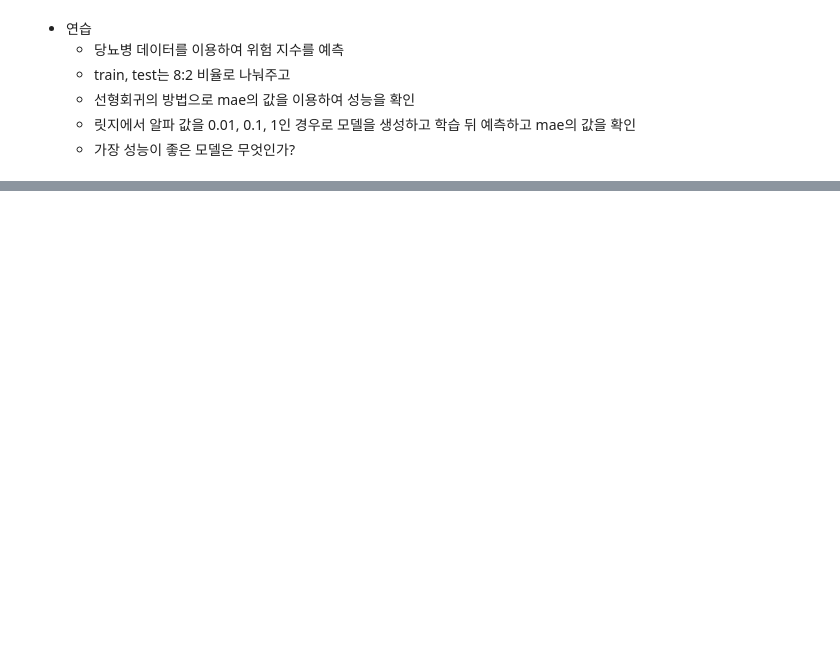
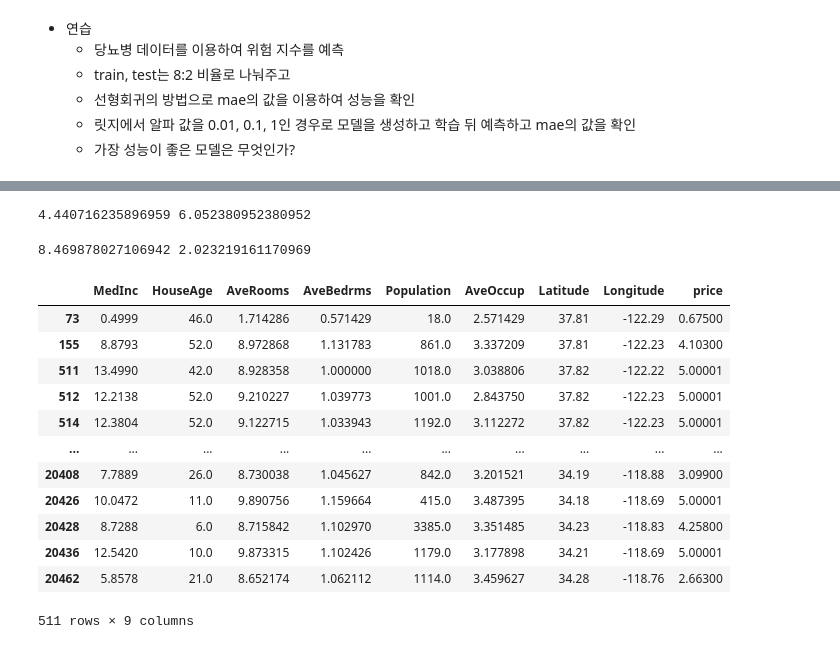
Before and after one commit to bsmoon-86/multicam_11, a Jupyter notebook: 20260512/02_릿지,라쏘,엘라스틱넷.ipynb, the cells around one changed output, grey strips where cells are left out. Saved outputs shown, nothing was run; the diff lists cells and outputs as text; code cells hidden in the pictures; blank space fills up the shorter version.

```diff
--- a/20260512/02_릿지,라쏘,엘라스틱넷.ipynb
+++ b/20260512/02_릿지,라쏘,엘라스틱넷.ipynb
@@ -161,0 +346,4 @@ plt.show()
+# %%
+df = pd.DataFrame(cali['data'], columns = cali['feature_names'])
+# %%
+df['price'] = cali['target']
@@ -161,0 +431,34 @@ plt.show()
+# %%
+# 극단치의 경계값을 구한다. (AveRooms)
+q_1, q_3 = np.percentile( df['AveRooms'], [25, 75] )
+print(q_1, q_3)
+# %% [output]
+4.440716235896959 6.052380952380952
+# %%
+iqr = q_3 - q_1
+
+upper_whis = q_3 + (1.5 * iqr)
+lower_whis = q_1 - (1.5 * iqr)
+
+print(upper_whis, lower_whis)
+# %% [output]
+8.469878027106942 2.023219161170969
+# %%
+flag1 = df['AveRooms'] < lower_whis
+flag2 = df['AveRooms'] > upper_whis
+
+df.loc[flag1 | flag2, ]
+# %% [output]
+|  | MedInc | HouseAge | AveRooms | AveBedrms | Population | AveOccup | Latitude | Longitude | price |
+| 73 | 0.4999 | 46.0 | 1.714286 | 0.571429 | 18.0 | 2.571429 | 37.81 | -122.29 | 0.67500 |
+| 155 | 8.8793 | 52.0 | 8.972868 | 1.131783 | 861.0 | 3.337209 | 37.81 | -122.23 | 4.10300 |
+| 511 | 13.4990 | 42.0 | 8.928358 | 1.000000 | 1018.0 | 3.038806 | 37.82 | -122.22 | 5.00001 |
+| 512 | 12.2138 | 52.0 | 9.210227 | 1.039773 | 1001.0 | 2.843750 | 37.82 | -122.23 | 5.00001 |
+| 514 | 12.3804 | 52.0 | 9.122715 | 1.033943 | 1192.0 | 3.112272 | 37.82 | -122.23 | 5.00001 |
+| ... | ... | ... | ... | ... | ... | ... | ... | ... | ... |
+| 20408 | 7.7889 | 26.0 | 8.730038 | 1.045627 | 842.0 | 3.201521 | 34.19 | -118.88 | 3.09900 |
+| 20426 | 10.0472 | 11.0 | 9.890756 | 1.159664 | 415.0 | 3.487395 | 34.18 | -118.69 | 5.00001 |
+| 20428 | 8.7288 | 6.0 | 8.715842 | 1.102970 | 3385.0 | 3.351485 | 34.23 | -118.83 | 4.25800 |
+| 20436 | 12.5420 | 10.0 | 9.873315 | 1.102426 | 1179.0 | 3.177898 | 34.21 | -118.69 | 5.00001 |
+| 20462 | 5.8578 | 21.0 | 8.652174 | 1.062112 | 1114.0 | 3.459627 | 34.28 | -118.76 | 2.66300 |
+511 rows × 9 columns
```
Also changed, not shown: parts of 66 cells of this notebook.
